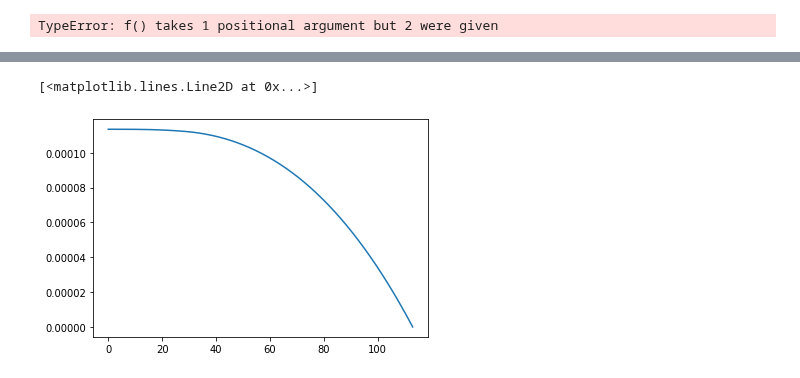
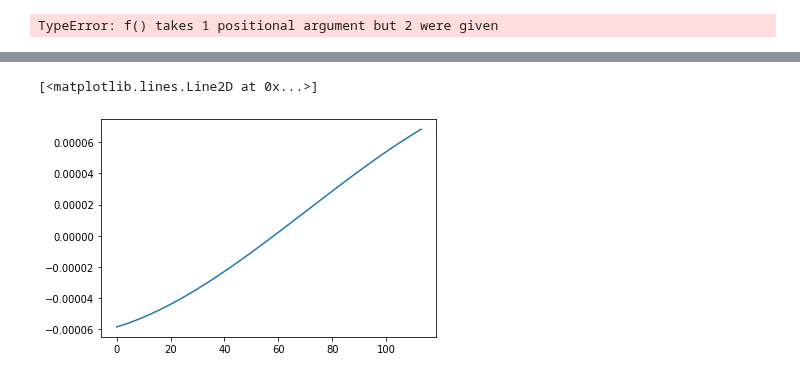
Before and after one commit to luisggc/FConcrete, a Jupyter notebook: jupyter/Hiper.ipynb, the cells around one changed output, grey strips where cells are left out. Cells and saved outputs as stored; diff of their text form; code cells hidden in the pictures.

```diff
--- a/jupyter/Hiper.ipynb
+++ b/jupyter/Hiper.ipynb
@@ -375,5 +503,5 @@ plt.plot(x_displacement, rotation_fconcrete)
 # %%
-plt.plot(x_displacement, rotation_fconcrete)
+plt.plot(x_rotation, rotation_fconcrete)
 # %% [output]
 [<matplotlib.lines.Line2D at 0x...>]
-[figure, old version]
+[figure, new version]
```
Also changed, not shown: parts of 23 cells of this notebook, 2 other files.
